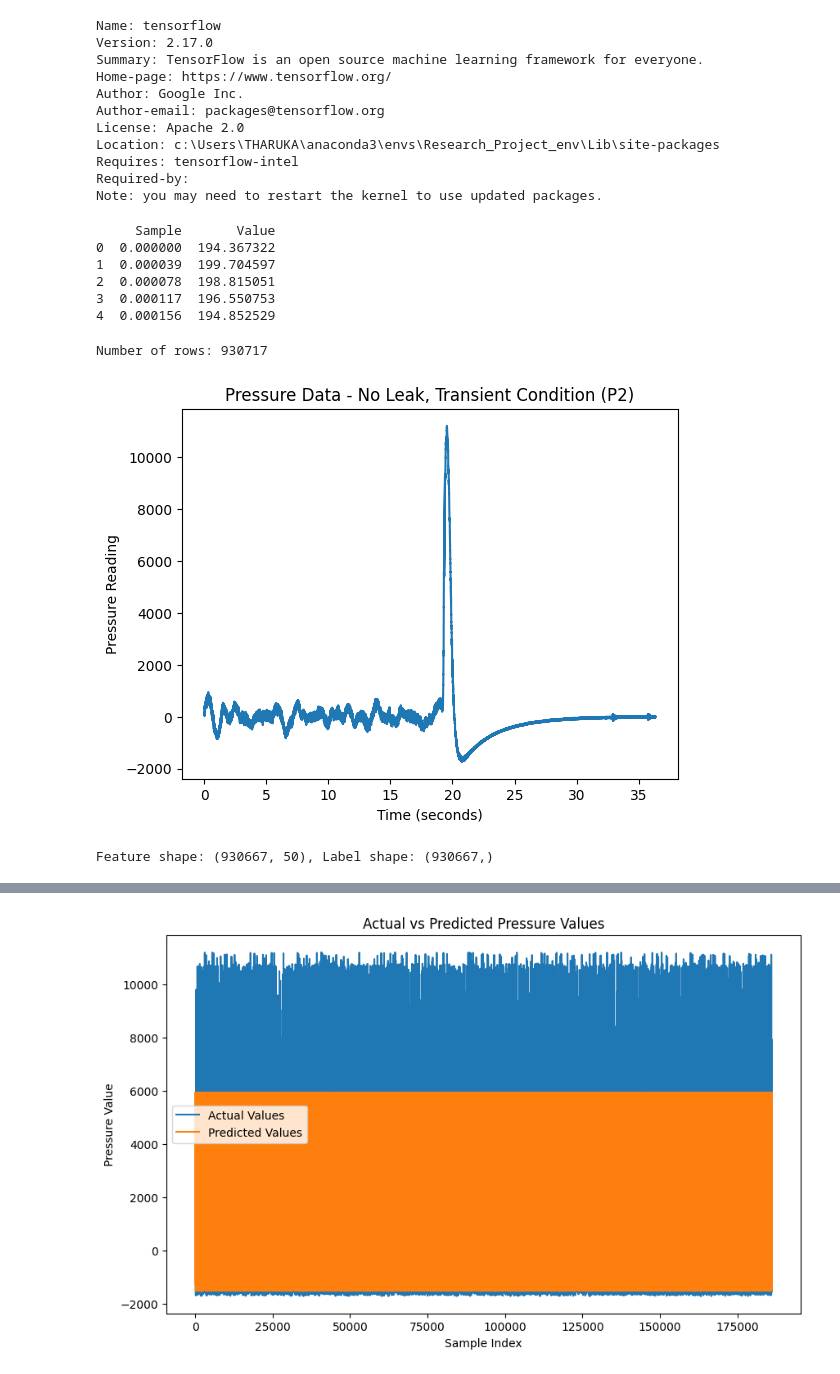
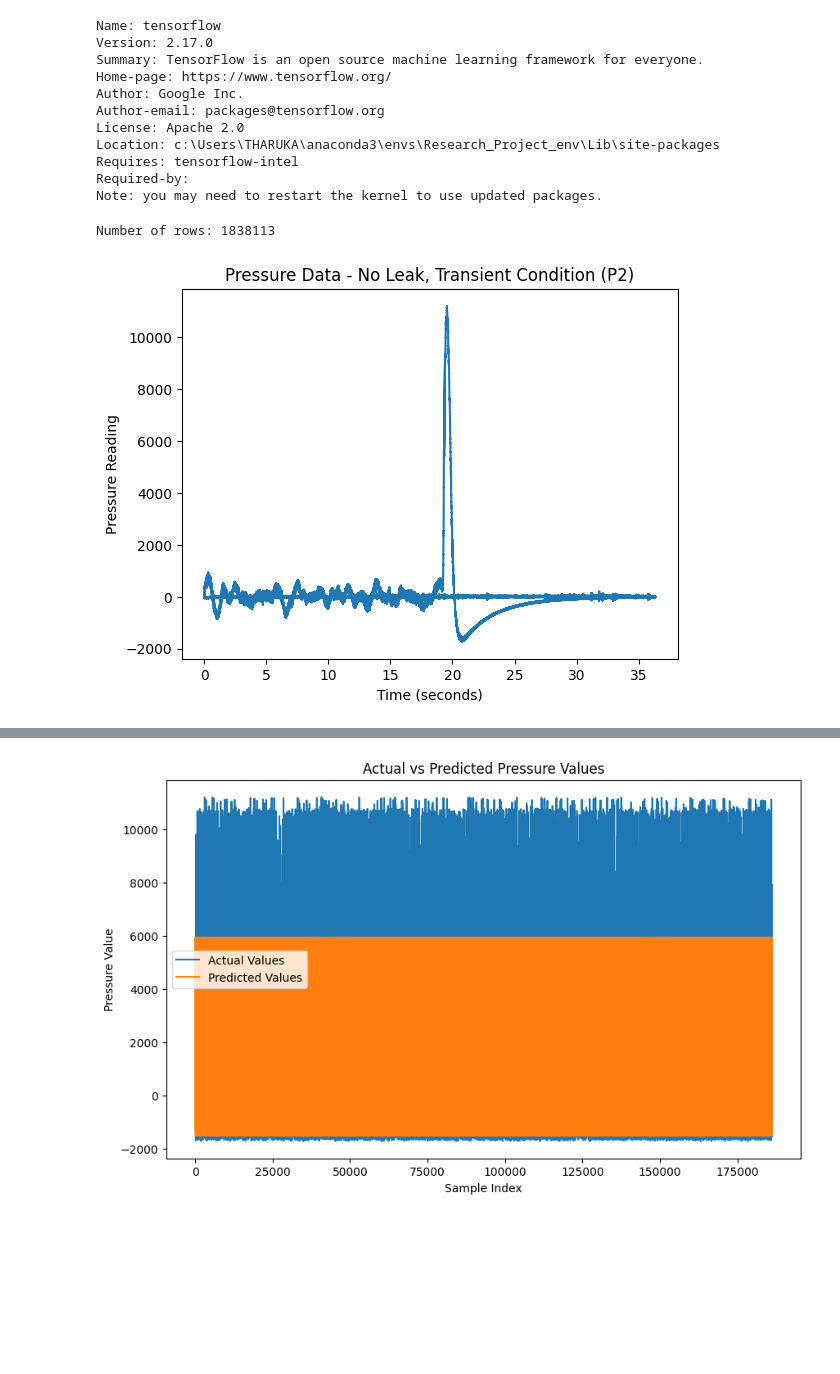
Before and after one commit to TLG442/Research_Project, a Jupyter notebook: Research_model.ipynb, the cells around one changed output, grey strips where cells are left out. Cells and saved outputs as stored; diff of their text form; code cells hidden in the pictures; blank space fills up the shorter version.

Commit message:
added a No leak no water flow data set as well and got a test accuracy

```diff
--- a/Research_model.ipynb
+++ b/Research_model.ipynb
@@ -39,48 +40,49 @@ Location: c:\Users\THARUKA\anaconda3\envs\Research_Project_env\Lib\site-packages
 Requires: tensorflow-intel
 Required-by:
 Note: you may need to restart the kernel to use updated packages.
-# %%
-# Load the data from the CSV file
-data = pd.read_csv('LO_NL_Transient_P2.csv')
-
-# Display the first few rows to understand the structure
-print(data.head())
-# %% [output]
-     Sample       Value
-0  0.000000  194.367322
-1  0.000039  199.704597
-2  0.000078  198.815051
-3  0.000117  196.550753
-4  0.000156  194.852529
+# %%
+# Load the data from the CSV file
+data_transient = pd.read_csv('LO_NL_Transient_P2.csv')
+data_nd = pd.read_csv('LO_NL_ND_P2.csv')
+
+# Label the datasets
+data_transient['Category'] = 'Transient'
+data_nd['Category'] = 'ND'
+
+
+
+# Combine both datasets
+combined_data = pd.concat([data_transient, data_nd])
+
+# Encode the 'Category' column to numerical labels
+label_encoder = LabelEncoder()
+combined_data['Category'] = label_encoder.fit_transform(combined_data['Category'])
+
+# Separate features and labels
+X = combined_data[['Sample', 'Value']].values  # Features: Sample and Value
+y = combined_data['Category'].values
 # %%
-num_rows = data.shape[0]
+num_rows = combined_data.shape[0]
 print(f"Number of rows: {num_rows}")
 # %% [output]
-Number of rows: 930717
+Number of rows: 1838113
 # %%
-plt.plot(data['Sample'], data['Value'])
+plt.plot(combined_data['Sample'], combined_data['Value'])
 plt.title('Pressure Data - No Leak, Transient Condition (P2)')
 plt.xlabel('Time (seconds)')
 plt.ylabel('Pressure Reading')
 plt.show()
 # %% [output]
-[figure, old version]
+[figure, new version]
 # %%
-# Define a function to create sequences
-def create_sequences(data, window_size=50):
+# Define a function to create sequences for classification
+def create_sequences_for_classification(data, window_size=50):
     X = []
     y = []
     for i in range(len(data) - window_size):
         X.append(data['Value'][i:i+window_size].values)
-        y.append(data['Value'][i+window_size])
+        y.append(data['Category'][i+window_size])  # Use the category at the end of the window
     return np.array(X), np.array(y)
-
-# Create sequences with a window size of 50
-window_size = 50
-X, y = create_sequences(data, window_size)
-print(f"Feature shape: {X.shape}, Label shape: {y.shape}")
-# %% [output]
-Feature shape: (930667, 50), Label shape: (930667,)
 # %%
 X_train, X_test, y_train, y_test = train_test_split(X, y, test_size=0.2, random_state=42)
 # %%
```
Also changed, not shown: parts of 6 cells of this notebook, 2 other files.
